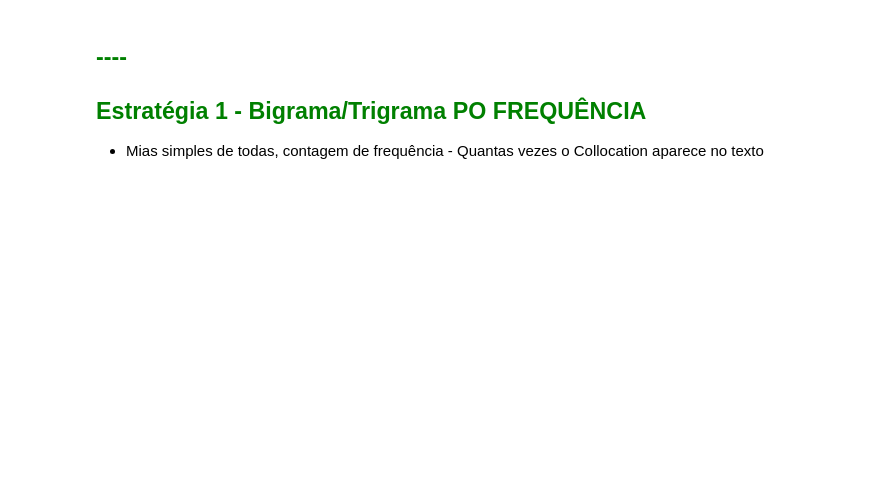
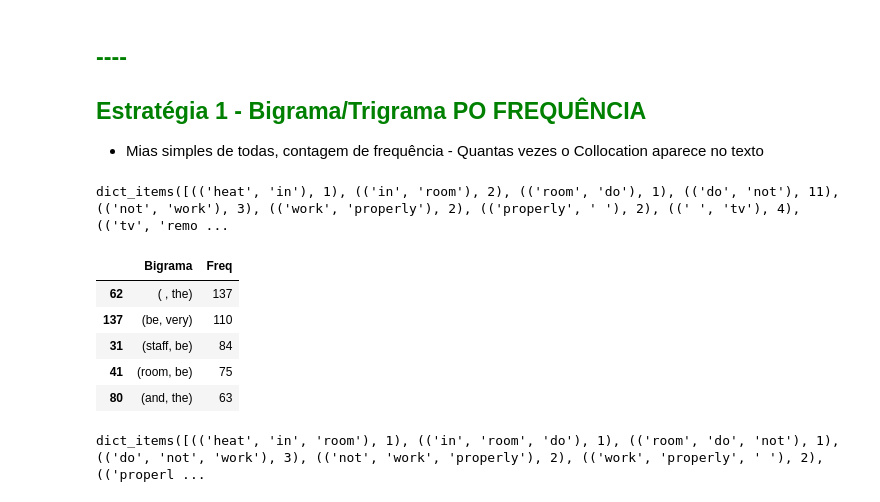
Before and after one commit to alyssonmontovanelli/formacao_dataScience_DSA, a Jupyter notebook: 04_machineLearning/Cap12_NLP_Processamento_Linguagem_Natural/02_Intro_PLN.ipynb, the cells around one changed output. Drawn from its saved outputs; the diff is of its cells as text; code cells hidden in the pictures; blank space fills up the shorter version.

```diff
--- a/04_machineLearning/Cap12_NLP_Processamento_Linguagem_Natural/02_Intro_PLN.ipynb
+++ b/04_machineLearning/Cap12_NLP_Processamento_Linguagem_Natural/02_Intro_PLN.ipynb
@@ -800,7 +800,28 @@ bigramas = nltk.collocations.BigramAssocMeasures()
 trigrama = nltk.collocations.TrigramAssocMeasures()
 # %%
 # Próximo apsso é criar um buscador de bigramas nos tokens
-buscaBigramas = nltk.collocations.BigramCollocationFinder.from_documents(comentarios_tokens)
+buscaBigramas = nltk.collocations.BigramCollocationFinder.from_words(comentarios_tokens)
 # %%
 # Próximo apsso é criar um buscador de trigramas nos tokens
-buscaBigramas = nltk.collocations.BigramCollocationFinder.from_documents(comentarios_tokens)
+buscaTrigramas = nltk.collocations.TrigramCollocationFinder.from_words(comentarios_tokens)
+# %%
+# Contar quantas vezes cada bigrama aparece nos tokens dos comentarios
+bigrama_freq = buscaBigramas.ngram_fd.items()
+# %%
+# Frequencia de bigramas
+bigrama_freq
+# %% [output]
+dict_items([(('heat', 'in'), 1), (('in', 'room'), 2), (('room', 'do'), 1), (('do', 'not'), 11), (('not', 'work'), 3), (('work', 'properly'), 2), (('properly', ' '), 2), ((' ', 'tv'), 4), (('tv', 'remo ...
+# %%
+# Convertendo o dicionario anterior em uma tablea de frequencia no formato do pandas
+FreqTabBigramas = pd.DataFrame(list(bigrama_freq),
+                               columns = ["Bigrama", "Freq"]).sort_values(by = "Freq", ascending= False)
+# %%
+FreqTabBigramas.head()
+# %% [output]
+|  | Bigrama | Freq |
+| 62 | ( , the) | 137 |
+| 137 | (be, very) | 110 |
+| 31 | (staff, be) | 84 |
+| 41 | (room, be) | 75 |
+| 80 | (and, the) | 63 |
@@ -806,0 +831,4 @@ buscaBigramas = nltk.collocations.BigramCollocationFinder.from_documents(comenta
+# %%
+trigrama_freq
+# %% [output]
+dict_items([(('heat', 'in', 'room'), 1), (('in', 'room', 'do'), 1), (('room', 'do', 'not'), 1), (('do', 'not', 'work'), 3), (('not', 'work', 'properly'), 2), (('work', 'properly', ' '), 2), (('properl ...
```
Also changed, not shown: parts of 49 cells of this notebook.
